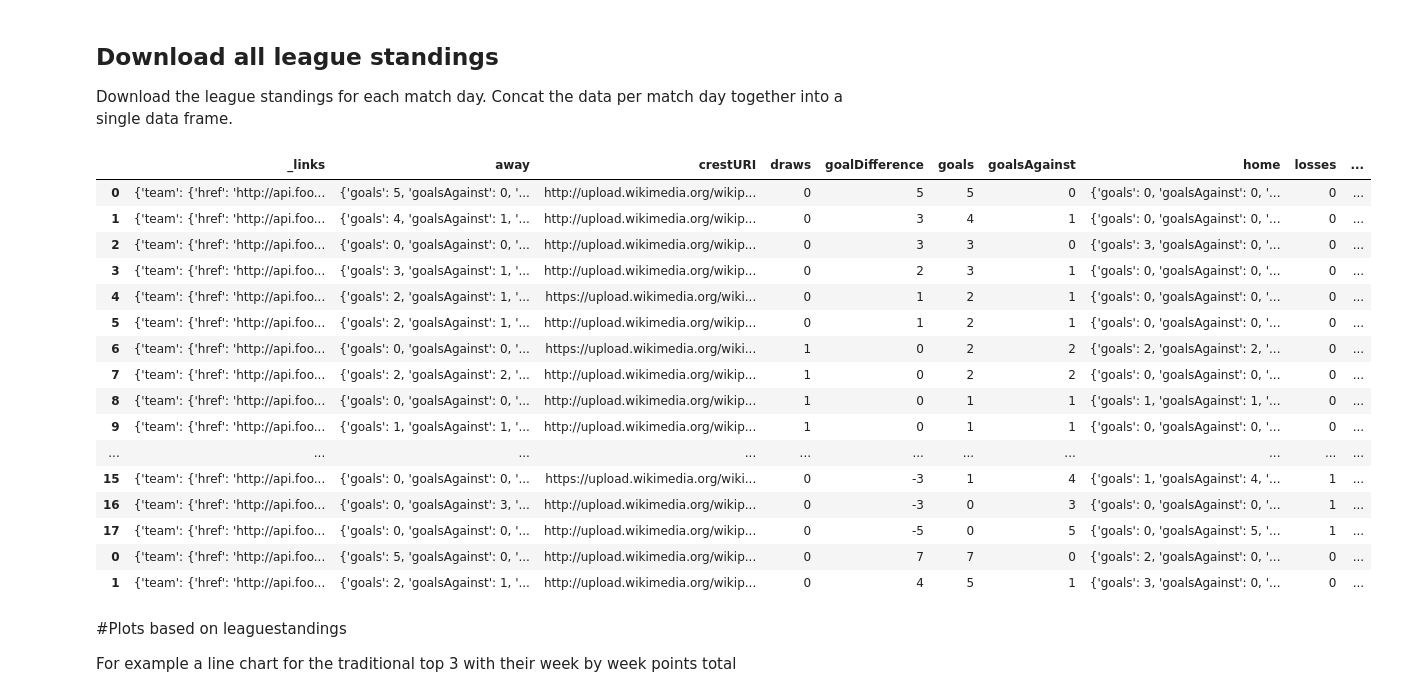
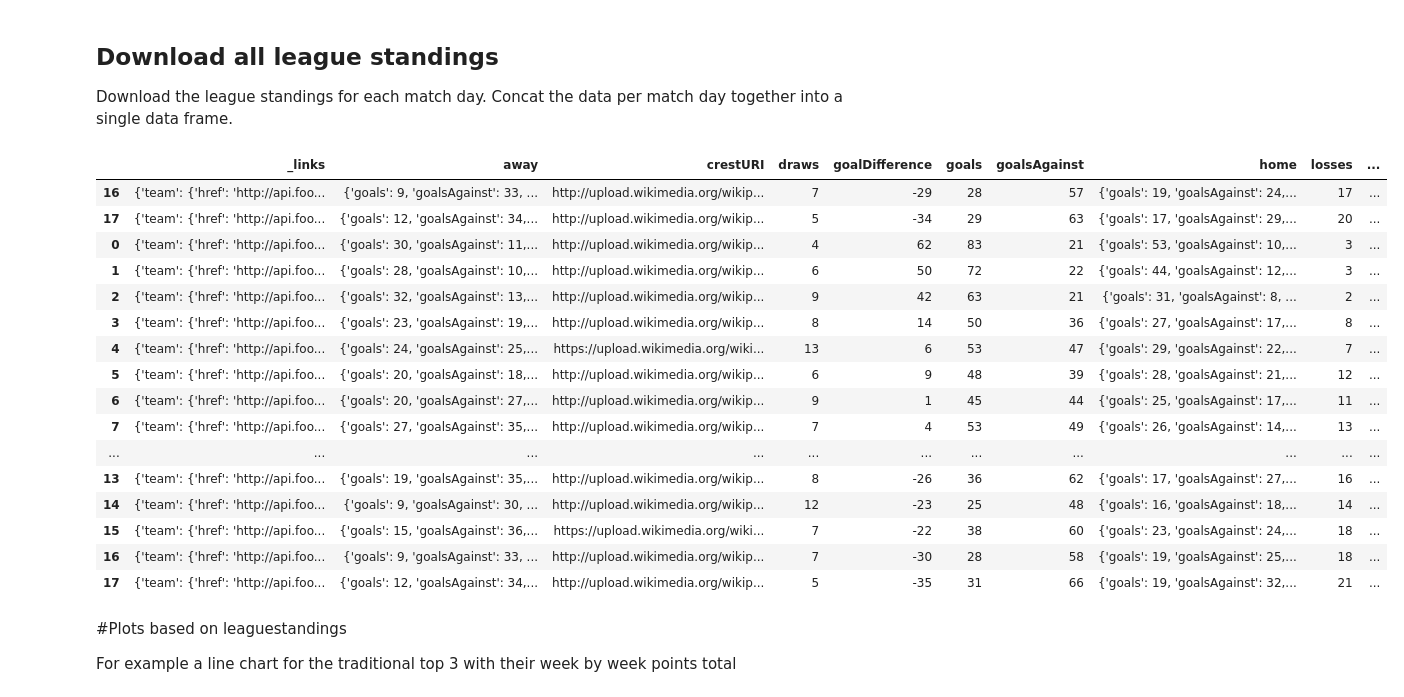
Before and after one commit to lucasjellema/jupyter-notebook-eredivisie, a Jupyter notebook: EredivisieResults_2016_2017.ipynb, the cells around one changed output. Drawn from its saved outputs; the diff is of its cells as text; code cells hidden in the pictures.

```diff
--- a/EredivisieResults_2016_2017.ipynb
+++ b/EredivisieResults_2016_2017.ipynb
@@ -328,7 +328,7 @@ leageStandingURL ="http://api.football-data.org/v1/competitions/433/leagueTable?
 l = json.loads(requests.get(leageStandingURL, headers=headers).text)
 
 standing = pd.DataFrame(l["standing"])
-standing['matchDay'] = 12
+standing['matchDay'] = 0
 standing.head(5)
 # %% [output]
 |  | _links | away | crestURI | draws | goalDifference | goals | goalsAgainst | home | losses | ... |
@@ -390,25 +390,25 @@ Download the league standings for each match day. Concat the data per match day
 # %%
 # loop over all matchdays; for each match day, invoke the function to download the standings for that day
 standings_by_matchday = [download_leaguestanding(i) for i in range(1, 33)]
 # combine all results into a single data frame
 all_standings = pd.concat(standings_by_matchday)
 # show results from the combined data frame
-all_standings.head(20)
+all_standings.tail(20)
 # %% [output]
 |  | _links | away | crestURI | draws | goalDifference | goals | goalsAgainst | home | losses | ... |
-| 0 | {'team': {'href': 'http://api.foo... | {'goals': 5, 'goalsAgainst': 0, '... | http://upload.wikimedia.org/wikip... | 0 | 5 | 5 | 0 | {'goals': 0, 'goalsAgainst': 0, '... | 0 | ... |
-| 1 | {'team': {'href': 'http://api.foo... | {'goals': 4, 'goalsAgainst': 1, '... | http://upload.wikimedia.org/wikip... | 0 | 3 | 4 | 1 | {'goals': 0, 'goalsAgainst': 0, '... | 0 | ... |
-| 2 | {'team': {'href': 'http://api.foo... | {'goals': 0, 'goalsAgainst': 0, '... | http://upload.wikimedia.org/wikip... | 0 | 3 | 3 | 0 | {'goals': 3, 'goalsAgainst': 0, '... | 0 | ... |
-| 3 | {'team': {'href': 'http://api.foo... | {'goals': 3, 'goalsAgainst': 1, '... | http://upload.wikimedia.org/wikip... | 0 | 2 | 3 | 1 | {'goals': 0, 'goalsAgainst': 0, '... | 0 | ... |
-| 4 | {'team': {'href': 'http://api.foo... | {'goals': 2, 'goalsAgainst': 1, '... | https://upload.wikimedia.org/wiki... | 0 | 1 | 2 | 1 | {'goals': 0, 'goalsAgainst': 0, '... | 0 | ... |
-| 5 | {'team': {'href': 'http://api.foo... | {'goals': 2, 'goalsAgainst': 1, '... | http://upload.wikimedia.org/wikip... | 0 | 1 | 2 | 1 | {'goals': 0, 'goalsAgainst': 0, '... | 0 | ... |
-| 6 | {'team': {'href': 'http://api.foo... | {'goals': 0, 'goalsAgainst': 0, '... | https://upload.wikimedia.org/wiki... | 1 | 0 | 2 | 2 | {'goals': 2, 'goalsAgainst': 2, '... | 0 | ... |
-| 7 | {'team': {'href': 'http://api.foo... | {'goals': 2, 'goalsAgainst': 2, '... | http://upload.wikimedia.org/wikip... | 1 | 0 | 2 | 2 | {'goals': 0, 'goalsAgainst': 0, '... | 0 | ... |
-| 8 | {'team': {'href': 'http://api.foo... | {'goals': 0, 'goalsAgainst': 0, '... | http://upload.wikimedia.org/wikip... | 1 | 0 | 1 | 1 | {'goals': 1, 'goalsAgainst': 1, '... | 0 | ... |
-| 9 | {'team': {'href': 'http://api.foo... | {'goals': 1, 'goalsAgainst': 1, '... | http://upload.wikimedia.org/wikip... | 1 | 0 | 1 | 1 | {'goals': 0, 'goalsAgainst': 0, '... | 0 | ... |
+| 16 | {'team': {'href': 'http://api.foo... | {'goals': 9, 'goalsAgainst': 33, ... | http://upload.wikimedia.org/wikip... | 7 | -29 | 28 | 57 | {'goals': 19, 'goalsAgainst': 24,... | 17 | ... |
+| 17 | {'team': {'href': 'http://api.foo... | {'goals': 12, 'goalsAgainst': 34,... | http://upload.wikimedia.org/wikip... | 5 | -34 | 29 | 63 | {'goals': 17, 'goalsAgainst': 29,... | 20 | ... |
+| 0 | {'team': {'href': 'http://api.foo... | {'goals': 30, 'goalsAgainst': 11,... | http://upload.wikimedia.org/wikip... | 4 | 62 | 83 | 21 | {'goals': 53, 'goalsAgainst': 10,... | 3 | ... |
+| 1 | {'team': {'href': 'http://api.foo... | {'goals': 28, 'goalsAgainst': 10,... | http://upload.wikimedia.org/wikip... | 6 | 50 | 72 | 22 | {'goals': 44, 'goalsAgainst': 12,... | 3 | ... |
+| 2 | {'team': {'href': 'http://api.foo... | {'goals': 32, 'goalsAgainst': 13,... | http://upload.wikimedia.org/wikip... | 9 | 42 | 63 | 21 | {'goals': 31, 'goalsAgainst': 8, ... | 2 | ... |
+| 3 | {'team': {'href': 'http://api.foo... | {'goals': 23, 'goalsAgainst': 19,... | http://upload.wikimedia.org/wikip... | 8 | 14 | 50 | 36 | {'goals': 27, 'goalsAgainst': 17,... | 8 | ... |
+| 4 | {'team': {'href': 'http://api.foo... | {'goals': 24, 'goalsAgainst': 25,... | https://upload.wikimedia.org/wiki... | 13 | 6 | 53 | 47 | {'goals': 29, 'goalsAgainst': 22,... | 7 | ... |
+| 5 | {'team': {'href': 'http://api.foo... | {'goals': 20, 'goalsAgainst': 18,... | http://upload.wikimedia.org/wikip... | 6 | 9 | 48 | 39 | {'goals': 28, 'goalsAgainst': 21,... | 12 | ... |
+| 6 | {'team': {'href': 'http://api.foo... | {'goals': 20, 'goalsAgainst': 27,... | http://upload.wikimedia.org/wikip... | 9 | 1 | 45 | 44 | {'goals': 25, 'goalsAgainst': 17,... | 11 | ... |
+| 7 | {'team': {'href': 'http://api.foo... | {'goals': 27, 'goalsAgainst': 35,... | http://upload.wikimedia.org/wikip... | 7 | 4 | 53 | 49 | {'goals': 26, 'goalsAgainst': 14,... | 13 | ... |
 | ... | ... | ... | ... | ... | ... | ... | ... | ... | ... | ... |
-| 15 | {'team': {'href': 'http://api.foo... | {'goals': 0, 'goalsAgainst': 0, '... | https://upload.wikimedia.org/wiki... | 0 | -3 | 1 | 4 | {'goals': 1, 'goalsAgainst': 4, '... | 1 | ... |
-| 16 | {'team': {'href': 'http://api.foo... | {'goals': 0, 'goalsAgainst': 3, '... | http://upload.wikimedia.org/wikip... | 0 | -3 | 0 | 3 | {'goals': 0, 'goalsAgainst': 0, '... | 1 | ... |
-| 17 | {'team': {'href': 'http://api.foo... | {'goals': 0, 'goalsAgainst': 0, '... | http://upload.wikimedia.org/wikip... | 0 | -5 | 0 | 5 | {'goals': 0, 'goalsAgainst': 5, '... | 1 | ... |
-| 0 | {'team': {'href': 'http://api.foo... | {'goals': 5, 'goalsAgainst': 0, '... | http://upload.wikimedia.org/wikip... | 0 | 7 | 7 | 0 | {'goals': 2, 'goalsAgainst': 0, '... | 0 | ... |
-| 1 | {'team': {'href': 'http://api.foo... | {'goals': 2, 'goalsAgainst': 1, '... | http://upload.wikimedia.org/wikip... | 0 | 4 | 5 | 1 | {'goals': 3, 'goalsAgainst': 0, '... | 0 | ... |
+| 13 | {'team': {'href': 'http://api.foo... | {'goals': 19, 'goalsAgainst': 35,... | http://upload.wikimedia.org/wikip... | 8 | -26 | 36 | 62 | {'goals': 17, 'goalsAgainst': 27,... | 16 | ... |
+| 14 | {'team': {'href': 'http://api.foo... | {'goals': 9, 'goalsAgainst': 30, ... | http://upload.wikimedia.org/wikip... | 12 | -23 | 25 | 48 | {'goals': 16, 'goalsAgainst': 18,... | 14 | ... |
+| 15 | {'team': {'href': 'http://api.foo... | {'goals': 15, 'goalsAgainst': 36,... | https://upload.wikimedia.org/wiki... | 7 | -22 | 38 | 60 | {'goals': 23, 'goalsAgainst': 24,... | 18 | ... |
+| 16 | {'team': {'href': 'http://api.foo... | {'goals': 9, 'goalsAgainst': 33, ... | http://upload.wikimedia.org/wikip... | 7 | -30 | 28 | 58 | {'goals': 19, 'goalsAgainst': 25,... | 18 | ... |
+| 17 | {'team': {'href': 'http://api.foo... | {'goals': 12, 'goalsAgainst': 34,... | http://upload.wikimedia.org/wikip... | 5 | -35 | 31 | 66 | {'goals': 19, 'goalsAgainst': 32,... | 21 | ... |
```
Also changed, not shown: parts of 7 cells of this notebook.
